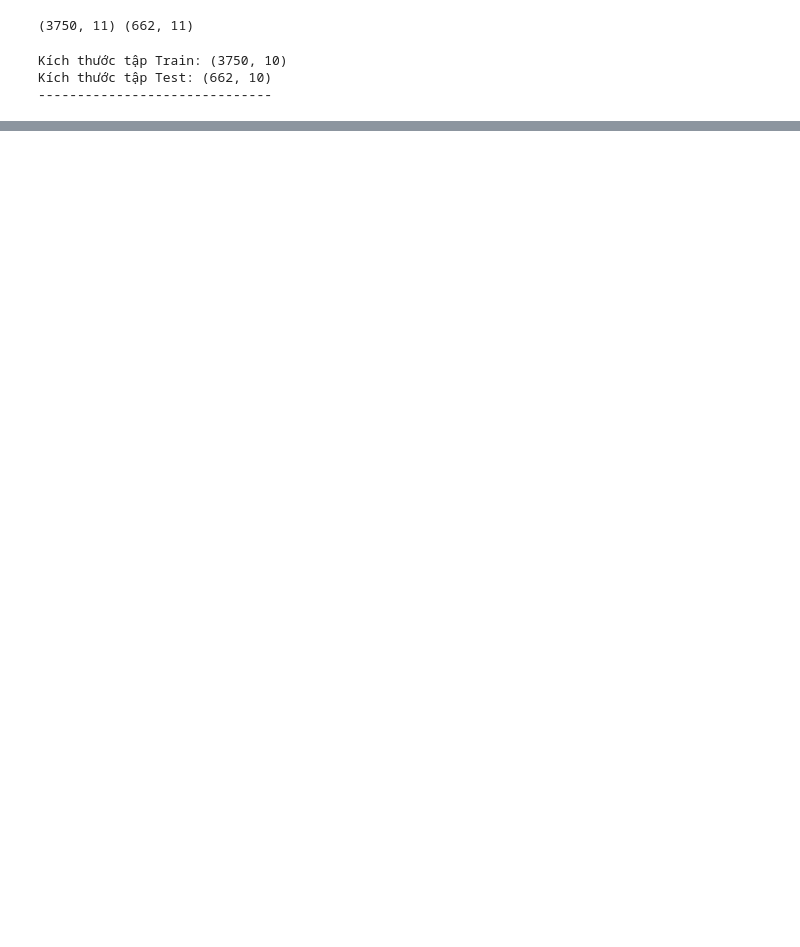
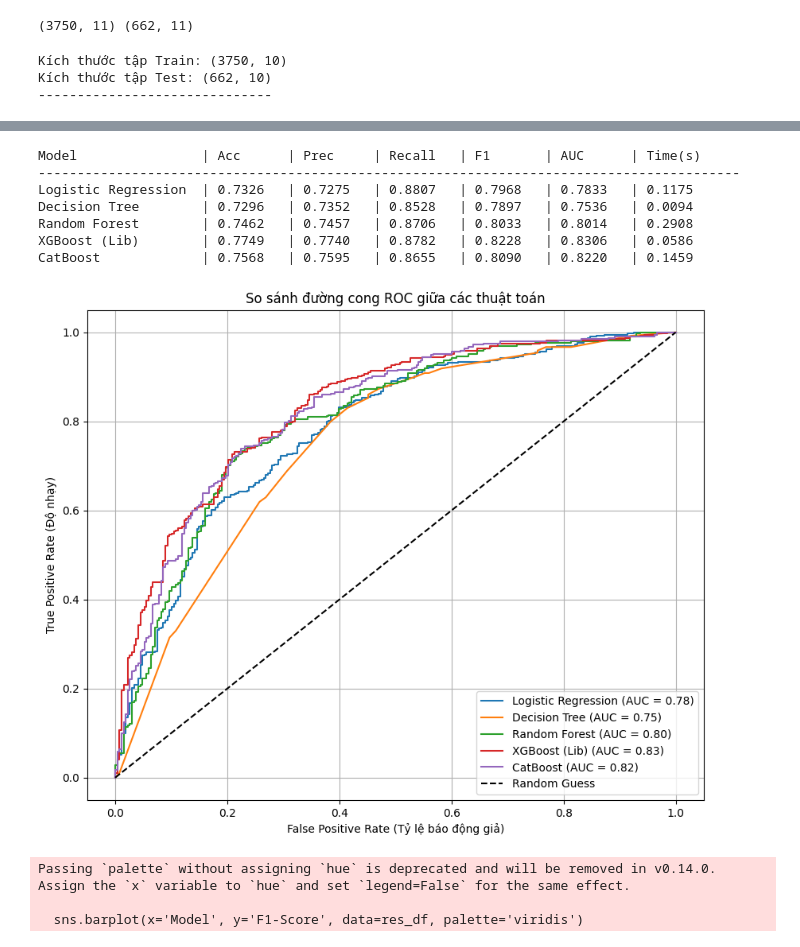
Before and after one commit to ZhangNguyen/Machine_Learning_Project, a Jupyter notebook: notebooks/04_Compare_with_dst_rf.ipynb, the cells around one changed output, grey strips where cells are left out. Drawn from its saved outputs; the diff is of its cells as text; code cells hidden in the pictures; blank space fills up the shorter version.

```diff
--- a/notebooks/04_Compare_with_dst_rf.ipynb
+++ b/notebooks/04_Compare_with_dst_rf.ipynb
@@ -66,14 +65,6 @@ models = {
         eval_metric='logloss'
     ),
 
-    "LightGBM": lgb.LGBMClassifier(
-        n_estimators=100,
-        learning_rate=0.1,
-        max_depth=5,
-        random_state=42,
-        verbose=-1  # Tắt cảnh báo
-    ),
-
     "CatBoost": CatBoostClassifier(
         iterations=100,
         learning_rate=0.1,
@@ -172,0 +166,68 @@ BẢNG TỔNG HỢP KẾT QUẢ:
+# %%
+print(f"{'Model':<20} | {'Acc':<8} | {'Prec':<8} | {'Recall':<8} | {'F1':<8} | {'AUC':<8} | {'Time(s)':<8}")
+print("-" * 90)
+
+results = []
+plt.figure(figsize=(10, 8))
+
+for name, model in models.items():
+    start_time = time.time()
+    model.fit(X_train, y_train)
+    train_time = time.time() - start_time
+
+    # Dự đoán nhãn (0/1) và xác suất (probability)
+    y_pred = model.predict(X_test)
+    if hasattr(model, "predict_proba"):
+        y_prob = model.predict_proba(X_test)[:, 1]
+    else:
+        y_prob = y_pred # Fallback nếu không có predict_proba
+
+    # Tính các chỉ số
+    acc = accuracy_score(y_test, y_pred)
+    prec = precision_score(y_test, y_pred, zero_division=0)
+    rec = recall_score(y_test, y_pred, zero_division=0)
+    f1 = f1_score(y_test, y_pred, zero_division=0)
+    auc = roc_auc_score(y_test, y_prob)
+
+    # In kết quả dạng bảng
+    print(f"{name:<20} | {acc:.4f}   | {prec:.4f}   | {rec:.4f}   | {f1:.4f}   | {auc:.4f}   | {train_time:.4f}")
+
+    results.append({
+        "Model": name, "Accuracy": acc, "Precision": prec,
+        "Recall": rec, "F1-Score": f1, "AUC": auc, "Time": train_time
+    })
+
+    # Vẽ đường ROC Curve
+    fpr, tpr, _ = roc_curve(y_test, y_prob)
+    plt.plot(fpr, tpr, label=f'{name} (AUC = {auc:.2f})')
+
+# Cấu hình biểu đồ ROC
+plt.plot([0, 1], [0, 1], 'k--', label='Random Guess')
+plt.xlabel('False Positive Rate (Tỷ lệ báo động giả)')
+plt.ylabel('True Positive Rate (Độ nhạy)')
+plt.title('So sánh đường cong ROC giữa các thuật toán')
+plt.legend()
+plt.grid(True)
+plt.show()
+
+# Trực quan hóa F1-Score (Chỉ số quan trọng nhất khi dữ liệu mất cân bằng)
+res_df = pd.DataFrame(results)
+plt.figure(figsize=(8, 5))
+sns.barplot(x='Model', y='F1-Score', data=res_df, palette='viridis')
+plt.title('So sánh F1-Score (Càng cao càng tốt)')
+plt.ylim(0, 1.0)
+for index, row in res_df.iterrows():
+    plt.text(index, row['F1-Score'], round(row['F1-Score'], 3), color='black', ha="center")
+plt.show()
+# %% [output]
+Model                | Acc      | Prec     | Recall   | F1       | AUC      | Time(s)
+------------------------------------------------------------------------------------------
+Logistic Regression  | 0.7326   | 0.7275   | 0.8807   | 0.7968   | 0.7833   | 0.1175
+Decision Tree        | 0.7296   | 0.7352   | 0.8528   | 0.7897   | 0.7536   | 0.0094
+Random Forest        | 0.7462   | 0.7457   | 0.8706   | 0.8033   | 0.8014   | 0.2908
+XGBoost (Lib)        | 0.7749   | 0.7740   | 0.8782   | 0.8228   | 0.8306   | 0.0586
+CatBoost             | 0.7568   | 0.7595   | 0.8655   | 0.8090   | 0.8220   | 0.1459
+[figure, added]
+Passing `palette` without assigning `hue` is deprecated and will be removed in v0.14.0. Assign the `x` variable to `hue` and set `legend=False` for the same effect.
+
+  sns.barplot(x='Model', y='F1-Score', data=res_df, palette='viridis')
```
Also changed, not shown: parts of 5 cells of this notebook, 3 other files.
